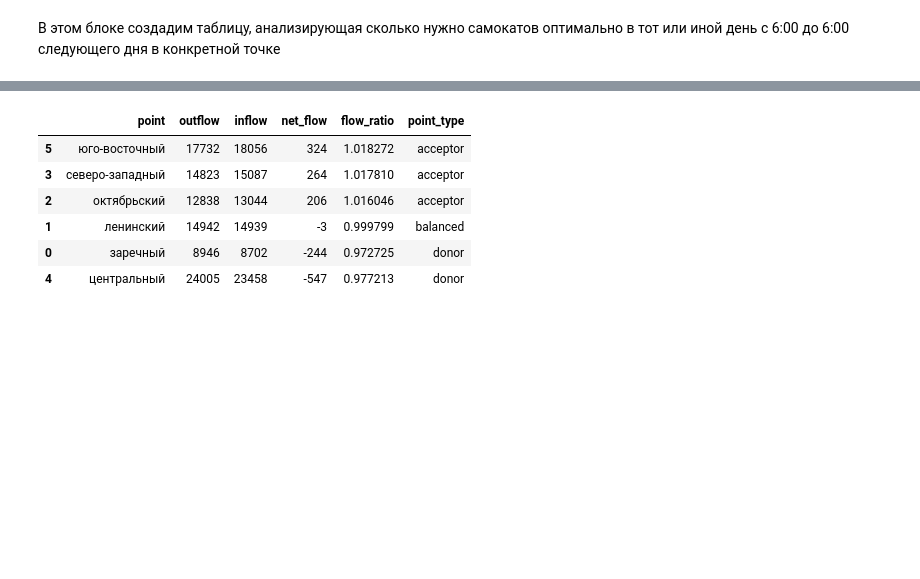
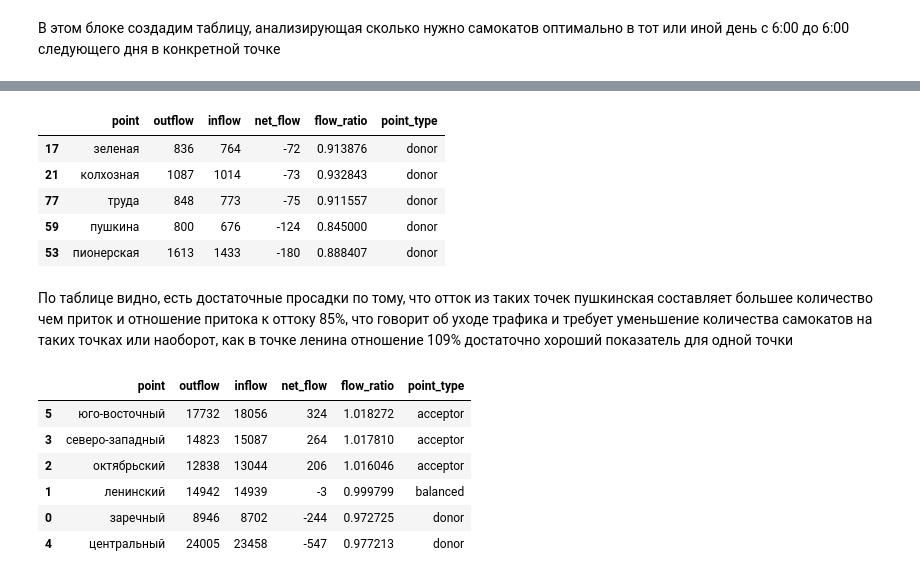
Before and after one commit to fIIame/scooter_sharing_analysis, a Jupyter notebook: notebooks/EDA.ipynb, the cells around one changed output, grey strips where cells are left out. Saved outputs shown, nothing was run; the diff lists cells and outputs as text; code cells hidden in the pictures; blank space fills up the shorter version.

```diff
--- a/notebooks/EDA.ipynb
+++ b/notebooks/EDA.ipynb
@@ -456,3 +447,14 @@ od_matrix_flows_location.sort_values("net_flow", ascending=False)
+# %%
+od_matrix_flows_location.sort_values("net_flow", ascending=False).tail()
+# %% [output]
+|  | point | outflow | inflow | net_flow | flow_ratio | point_type |
+| 17 | зеленая | 836 | 764 | -72 | 0.913876 | donor |
+| 21 | колхозная | 1087 | 1014 | -73 | 0.932843 | donor |
+| 77 | труда | 848 | 773 | -75 | 0.911557 | donor |
+| 59 | пушкина | 800 | 676 | -124 | 0.845000 | donor |
+| 53 | пионерская | 1613 | 1433 | -180 | 0.888407 | donor |
+# %% [markdown]
+По таблице видно, есть достаточные просадки по тому, что отток из таких точек пушкинская составляет большее количество чем приток и отношение притока к оттоку 85%, что говорит об уходе трафика и требует уменьшение количества самокатов на таких точках или наоборот, как в точке ленина отношение 109% достаточно хороший показатель для одной точки
 # %%
 # Создание OD таблицу для анализа притоков и оттоков для районов
 od_matrix_flows_district = analyze_od_flows(rides_data, start_point="start_district", end_point="end_district")
```
Also changed, not shown: parts of 29 cells of this notebook, 1 other file.
